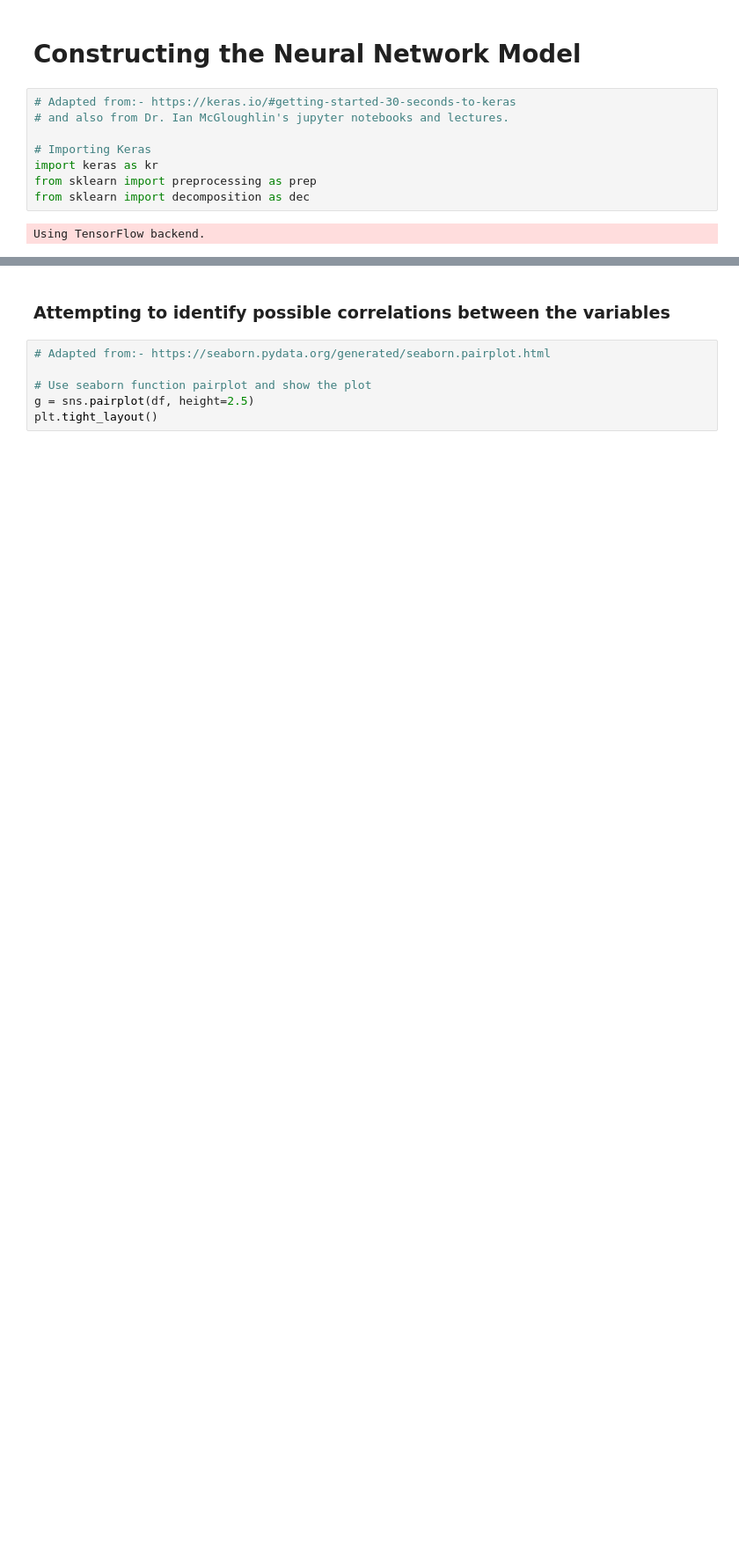
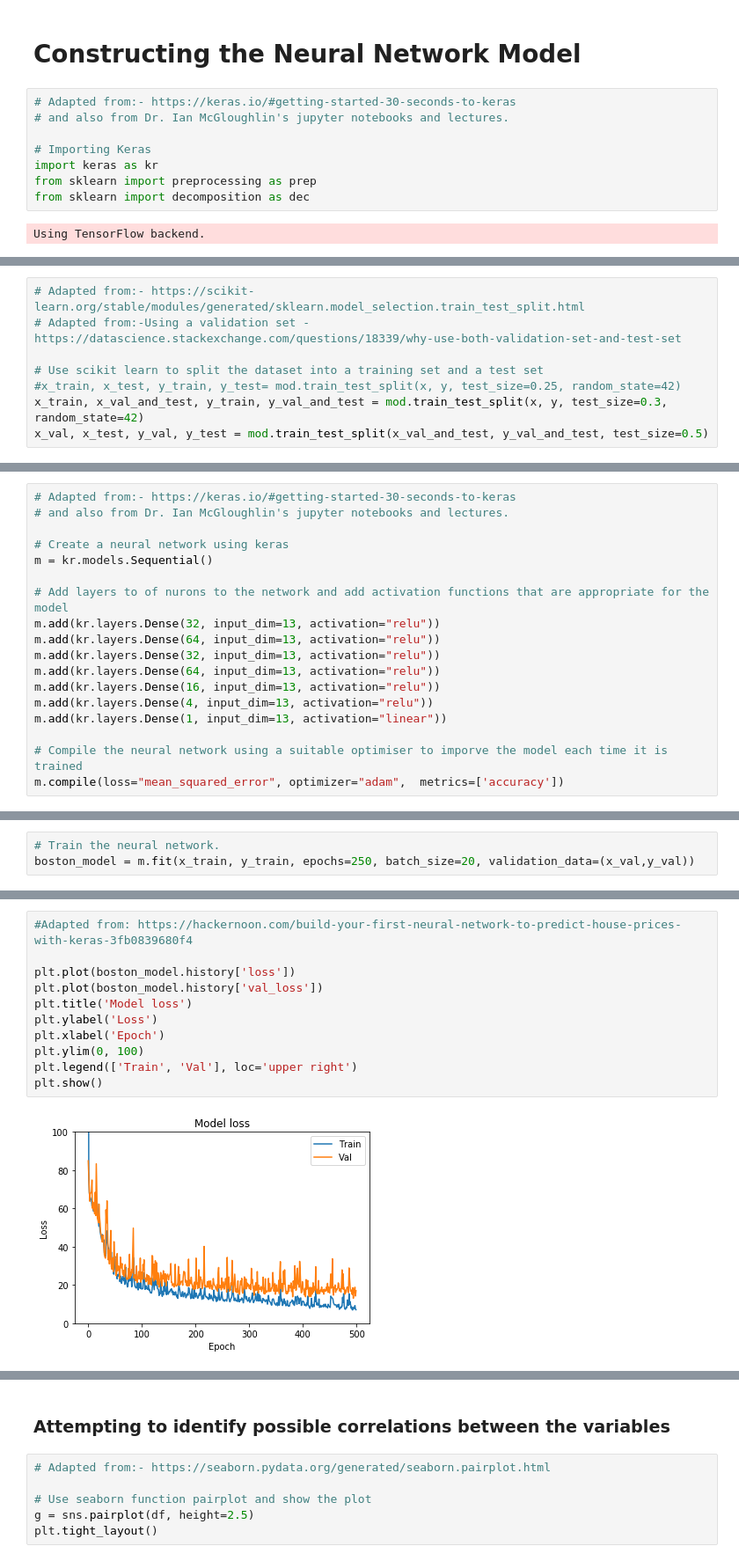
Before and after one commit to G00364756/52954---Machine_Learning-Statistics-Project, a Jupyter notebook: boston.ipynb, the cells around one changed output, grey strips where cells are left out. Shown at 88% size. Drawn from its saved outputs; the diff is of its cells as text; blank space fills up the shorter version.

Commit message:
Substantial experimentation with the neural network

```diff
--- a/boston.ipynb
+++ b/boston.ipynb
@@ -383,0 +389,8 @@ Using TensorFlow backend.
+# %%
+# Adapted from:- https://scikit-learn.org/stable/modules/generated/sklearn.model_selection.train_test_split.html
+# Adapted from:-Using a validation set - https://datascience.stackexchange.com/questions/18339/why-use-both-validation-set-and-test-set
+
+# Use scikit learn to split the dataset into a training set and a test set
+#x_train, x_test, y_train, y_test= mod.train_test_split(x, y, test_size=0.25, random_state=42)
+x_train, x_val_and_test, y_train, y_val_and_test = mod.train_test_split(x, y, test_size=0.3, random_state=42)
+x_val, x_test, y_val, y_test = mod.train_test_split(x_val_and_test, y_val_and_test, test_size=0.5)
@@ -383,0 +399,18 @@ Using TensorFlow backend.
+# %%
+# Adapted from:- https://keras.io/#getting-started-30-seconds-to-keras
+# and also from Dr. Ian McGloughlin's jupyter notebooks and lectures.
+
+# Create a neural network using keras
+m = kr.models.Sequential()
+
+# Add layers to of nurons to the network and add activation functions that are appropriate for the model
+m.add(kr.layers.Dense(32, input_dim=13, activation="relu"))
+m.add(kr.layers.Dense(64, input_dim=13, activation="relu"))
+m.add(kr.layers.Dense(32, input_dim=13, activation="relu"))
+m.add(kr.layers.Dense(64, input_dim=13, activation="relu"))
+m.add(kr.layers.Dense(16, input_dim=13, activation="relu"))
+m.add(kr.layers.Dense(4, input_dim=13, activation="relu"))
+m.add(kr.layers.Dense(1, input_dim=13, activation="linear"))
+
+# Compile the neural network using a suitable optimiser to imporve the model each time it is trained
+m.compile(loss="mean_squared_error", optimizer="adam",  metrics=['accuracy'])
@@ -383,0 +419,3 @@ Using TensorFlow backend.
+# %%
+# Train the neural network.
+boston_model = m.fit(x_train, y_train, epochs=250, batch_size=20, validation_data=(x_val,y_val))
@@ -383,0 +459,13 @@ Using TensorFlow backend.
+# %%
+#Adapted from: https://hackernoon.com/build-your-first-neural-network-to-predict-house-prices-with-keras-3fb0839680f4
+
+plt.plot(boston_model.history['loss'])
+plt.plot(boston_model.history['val_loss'])
+plt.title('Model loss')
+plt.ylabel('Loss')
+plt.xlabel('Epoch')
+plt.ylim(0, 100)
+plt.legend(['Train', 'Val'], loc='upper right')
+plt.show()
+# %% [output]
+[figure, added]
```
Also changed, not shown: parts of 84 cells of this notebook.
